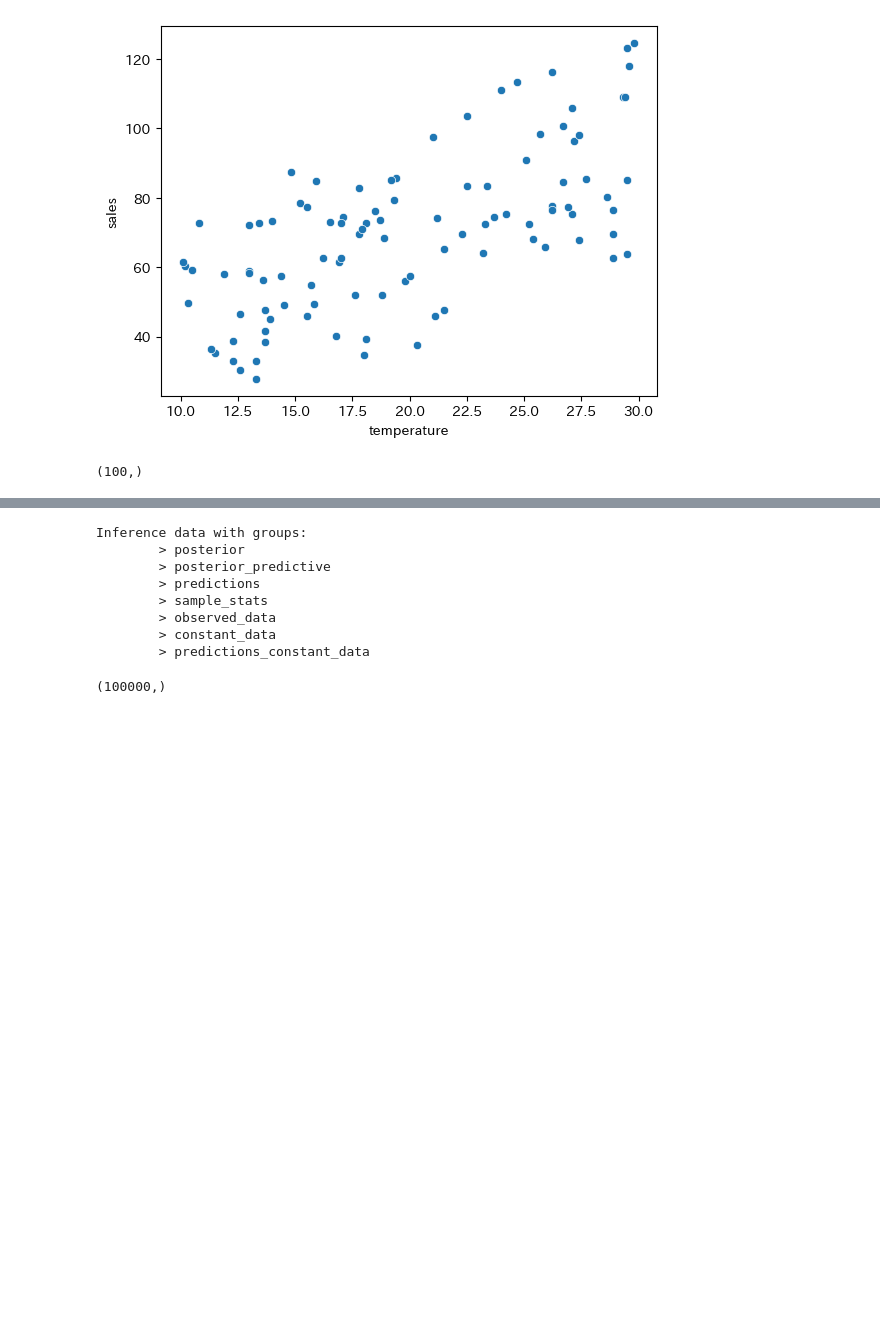
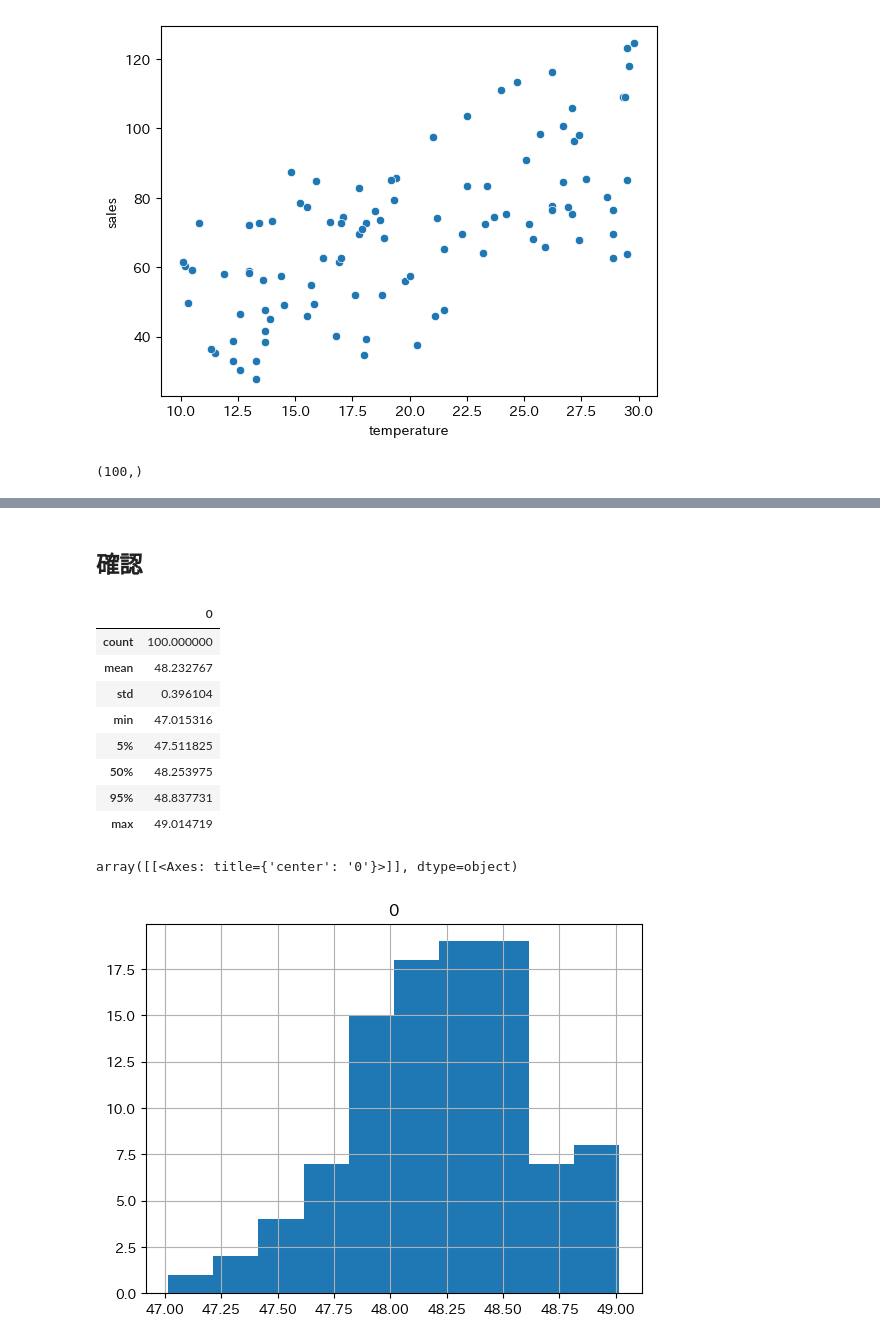
Before and after one commit to wakamatsuikuma/Learning, a Jupyter notebook: (python)RとStanではじめるベイズ統計モデリングによるデータ分析入門/Part3_simple_reg.ipynb, the cells around one changed output, grey strips where cells are left out. Saved outputs shown, nothing was run; the diff lists cells and outputs as text; code cells hidden in the pictures; blank space fills up the shorter version.

```diff
--- a/(python)RとStanではじめるベイズ統計モデリングによるデータ分析入門/Part3_simple_reg.ipynb
+++ b/(python)RとStanではじめるベイズ統計モデリングによるデータ分析入門/Part3_simple_reg.ipynb
@@ -160,16 +184,21 @@ Sampling: [y_pred]
-# %%
-idata1
-# %% [output]
-Inference data with groups:
-        > posterior
-        > posterior_predictive
-        > predictions
-        > sample_stats
-        > observed_data
-        > constant_data
-        > predictions_constant_data
-# %%
-samples = idata1["predictions"]["y_pred"][0, :, :].values.reshape(-1)
-samples.shape
-# %% [output]
-(100000,)
+# %% [markdown]
+## 確認
+# %%
+smpls_li = []
+for i in range(100):
+    smpl = idata1["posterior_predictive"]["y_pred"][0, :, i].values.mean()
+    smpls_li.append(smpl)
+display(pd.DataFrame(smpls_li).describe(percentiles=[0.05, 0.95]))
+pd.DataFrame(smpls_li).hist()
+# %% [output]
+|  | 0 |
+| count | 100.000000 |
+| mean | 48.232767 |
+| std | 0.396104 |
+| min | 47.015316 |
+| 5% | 47.511825 |
+| 50% | 48.253975 |
+| 95% | 48.837731 |
+| max | 49.014719 |
+array([[<Axes: title={'center': '0'}>]], dtype=object)
+[figure, added]
```
Also changed, not shown: parts of 12 cells of this notebook.
